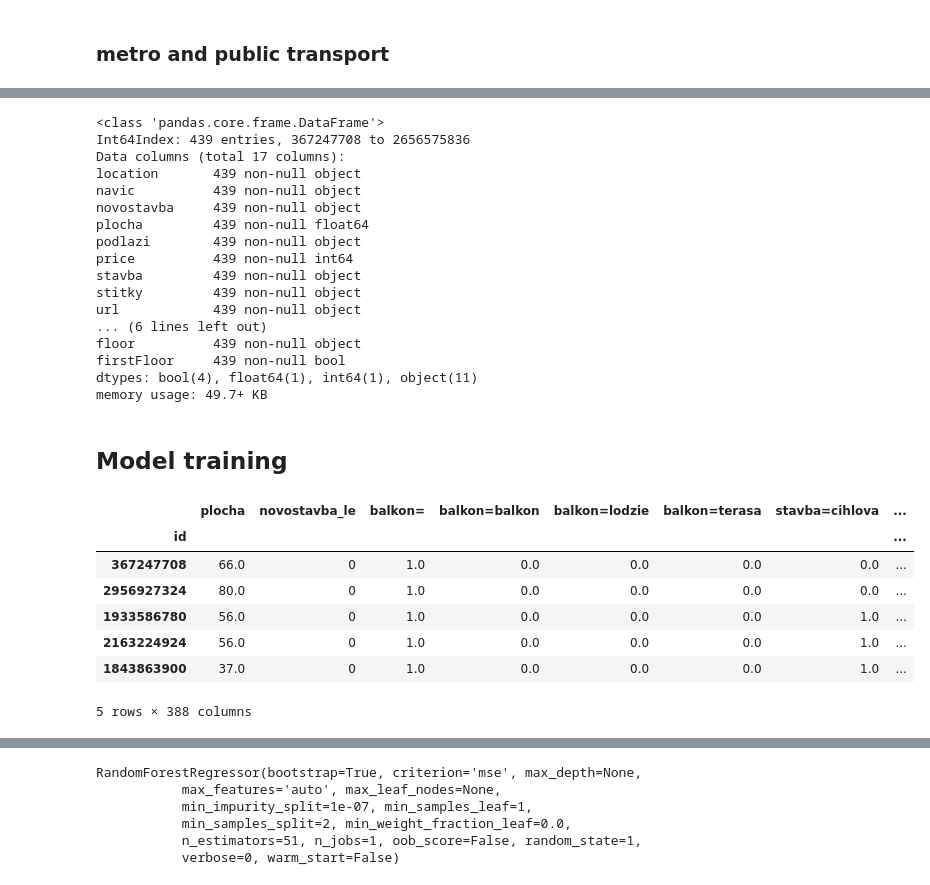
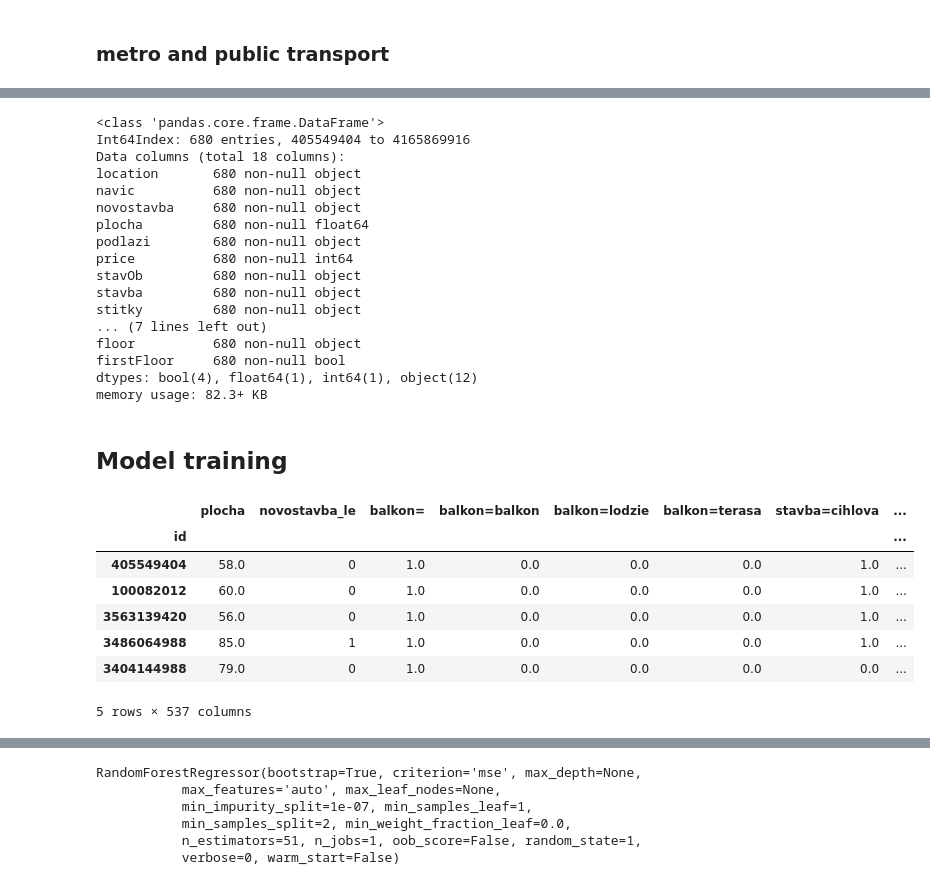
Before and after one commit to denisPetruchik/priceTest, a Jupyter notebook: analysis.ipynb, the cells around one changed output, grey strips where cells are left out. Saved outputs shown, nothing was run; the diff lists cells and outputs as text; code cells hidden in the pictures.

```diff
--- a/analysis.ipynb
+++ b/analysis.ipynb
@@ -50,4 +28,0 @@ Name: 1986011484, dtype: object
-# %%
-pd.options.display.max_colwidth = 100
-print df.ix[1986011484][{'url'}]
-pd.options.display.max_colwidth = 30
@@ -103,5 +75,5 @@ sns.distplot(df['price']);
 # %%
-df = df[df['price'] < 9000000]
-df = df[df['price'] > 2000000]
+df = df[df['price'] < 15000000]
+df = df[df['price'] > 1800000]
 sns.distplot(df['price']);
 # %% [output]
@@ -195,22 +178,22 @@ df.head()
 df.info()
 # %% [output]
 <class 'pandas.core.frame.DataFrame'>
-Int64Index: 439 entries, 367247708 to 2656575836
-Data columns (total 17 columns):
-location       439 non-null object
-navic          439 non-null object
-novostavba     439 non-null object
-plocha         439 non-null float64
-podlazi        439 non-null object
-price          439 non-null int64
-stavba         439 non-null object
-stitky         439 non-null object
-url            439 non-null object
-... (6 lines left out)
-floor          439 non-null object
-firstFloor     439 non-null bool
-dtypes: bool(4), float64(1), int64(1), object(11)
-memory usage: 49.7+ KB
+Int64Index: 680 entries, 405549404 to 4165869916
+Data columns (total 18 columns):
+location       680 non-null object
+navic          680 non-null object
+novostavba     680 non-null object
+plocha         680 non-null float64
+podlazi        680 non-null object
+price          680 non-null int64
+stavOb         680 non-null object
+stavba         680 non-null object
+stitky         680 non-null object
+... (7 lines left out)
+floor          680 non-null object
+firstFloor     680 non-null bool
+dtypes: bool(4), float64(1), int64(1), object(12)
+memory usage: 82.3+ KB
 # %% [markdown]
 ## Model training
 # %%
@@ -249,26 +232,28 @@ def perform_dummy_coding_and_delete_column(df, column_name, le_encoder):
 # %%
 X = df.drop({'price','navic','stitky','url','podlazi'}, axis=1)
 Y = df['price']
 novostavba_le_converter = encode_with_LabelEncoder(X,'novostavba')
 X, balcony_le_encoder = encode_with_OneHotEncoder_and_delete_column(X,'balkon')
 X, stavba_le_encoder = encode_with_OneHotEncoder_and_delete_column(X,'stavba')
 X, velikost_le_encoder = encode_with_OneHotEncoder_and_delete_column(X,'velikost')
 X, vlastnictvi_le_encoder = encode_with_OneHotEncoder_and_delete_column(X,'vlastnictvi')
 X, location_le_encoder = encode_with_OneHotEncoder_and_delete_column(X,'location')
+X, stav_le_encoder = encode_with_OneHotEncoder_and_delete_column(X,'stavOb')
 X, floor_le_encoder = encode_with_OneHotEncoder_and_delete_column(X,'floor')
 sklep_le_encoder = encode_with_LabelEncoder(X,'sklep')
 parkovani_le_encoder = encode_with_LabelEncoder(X,'parkovani')
 vytah_le_encoder = encode_with_LabelEncoder(X,'vytah')
 firstFloor_le_encoder = encode_with_LabelEncoder(X,'firstFloor')
+
 X.head()
 # %% [output]
 |  | plocha | novostavba_le | balkon= | balkon=balkon | balkon=lodzie | balkon=terasa | stavba=cihlova | ... |
 | id |  |  |  |  |  |  |  | ... |
-| 367247708 | 66.0 | 0 | 1.0 | 0.0 | 0.0 | 0.0 | 0.0 | ... |
-| 2956927324 | 80.0 | 0 | 1.0 | 0.0 | 0.0 | 0.0 | 0.0 | ... |
-| 1933586780 | 56.0 | 0 | 1.0 | 0.0 | 0.0 | 0.0 | 1.0 | ... |
-| 2163224924 | 56.0 | 0 | 1.0 | 0.0 | 0.0 | 0.0 | 1.0 | ... |
-| 1843863900 | 37.0 | 0 | 1.0 | 0.0 | 0.0 | 0.0 | 1.0 | ... |
+| 405549404 | 58.0 | 0 | 1.0 | 0.0 | 0.0 | 0.0 | 1.0 | ... |
+| 100082012 | 60.0 | 0 | 1.0 | 0.0 | 0.0 | 0.0 | 1.0 | ... |
+| 3563139420 | 56.0 | 0 | 1.0 | 0.0 | 0.0 | 0.0 | 1.0 | ... |
+| 3486064988 | 85.0 | 1 | 1.0 | 0.0 | 0.0 | 0.0 | 1.0 | ... |
+| 3404144988 | 79.0 | 0 | 1.0 | 0.0 | 0.0 | 0.0 | 0.0 | ... |
-5 rows × 388 columns
+5 rows × 537 columns
 # %%
 from sklearn.ensemble import RandomForestRegressor
```
Also changed, not shown: parts of 21 cells of this notebook, 4 other files.
